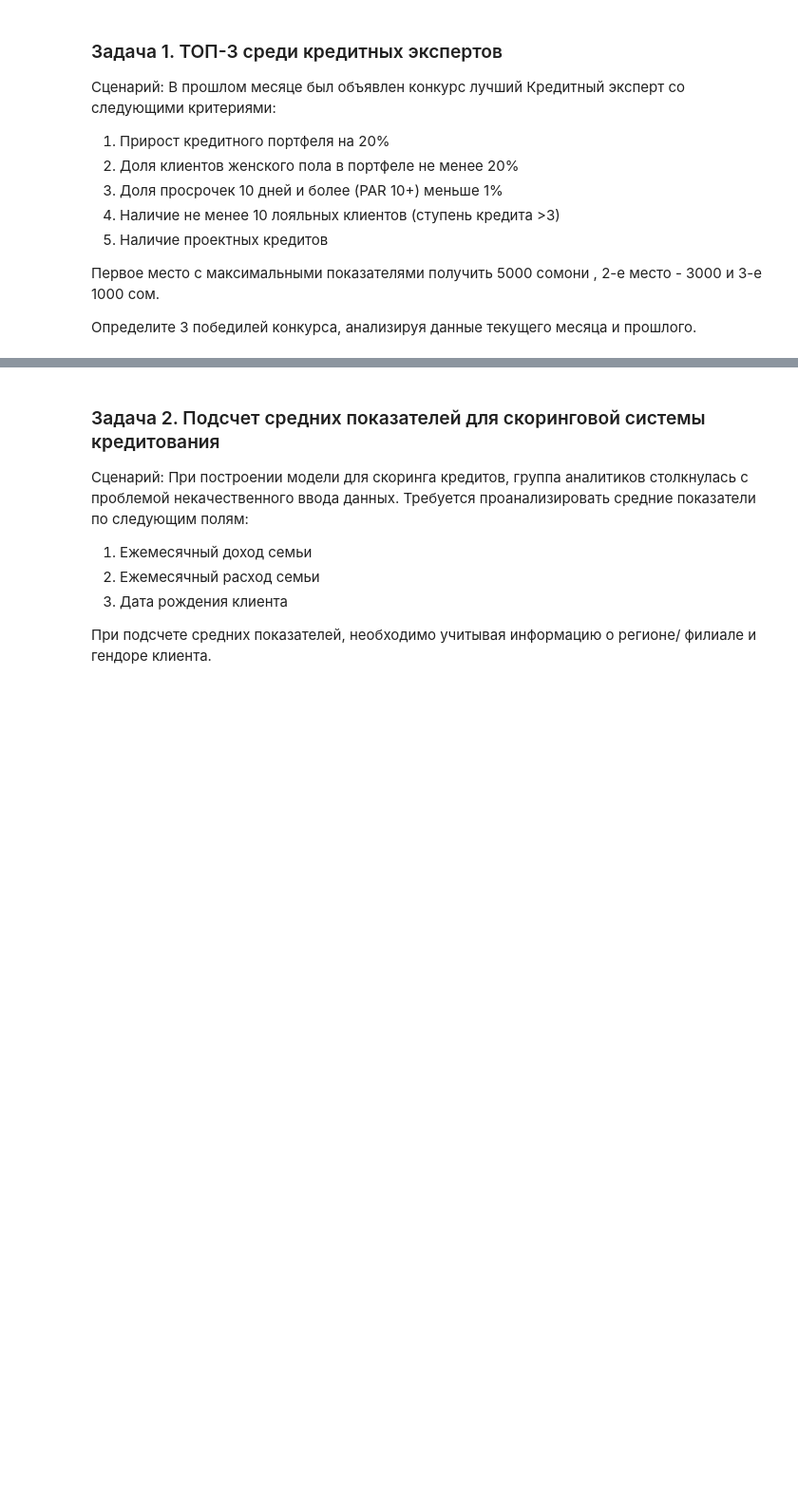
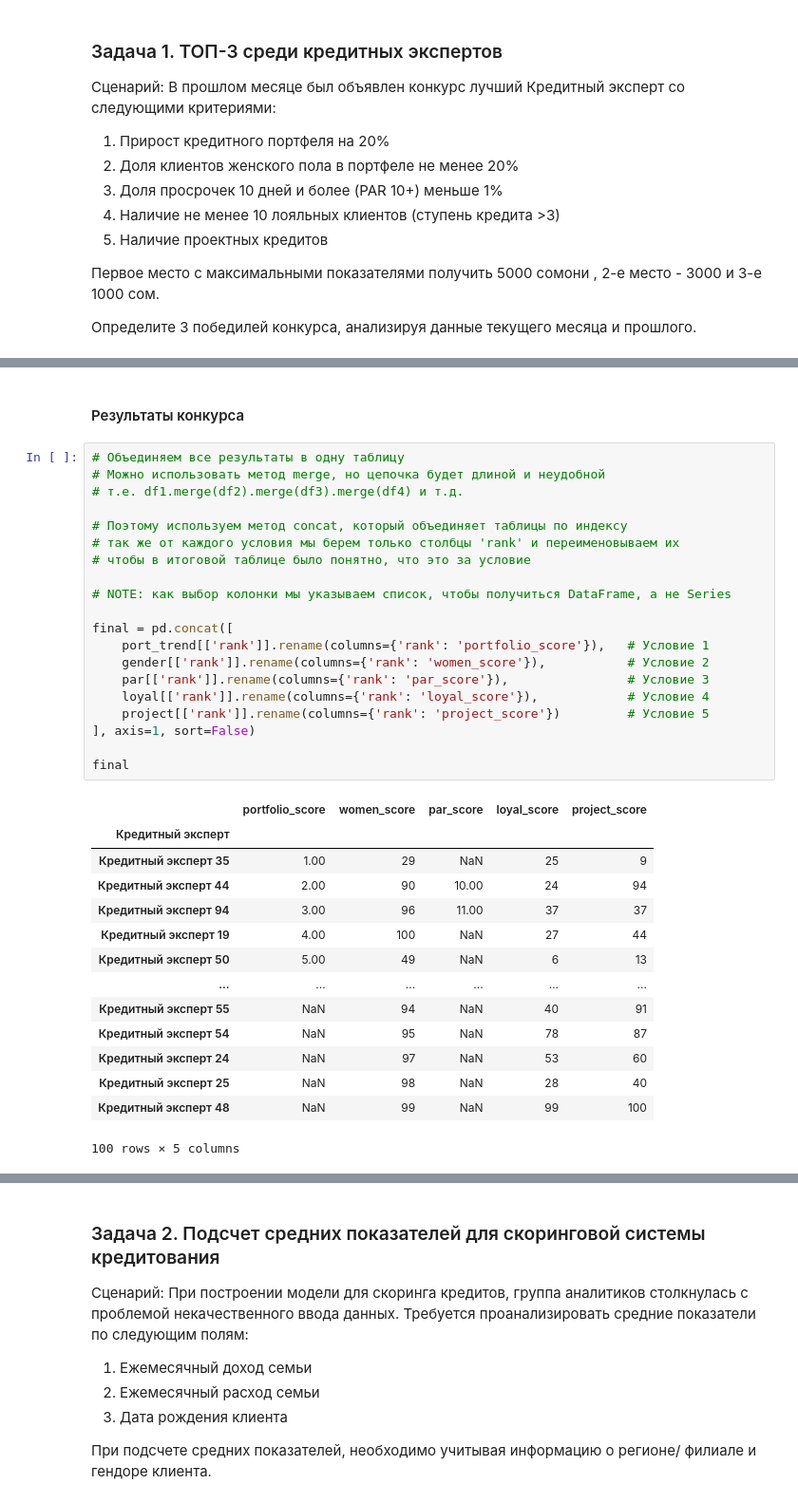
Before and after one commit to mkhayom/Python-Courses, a Jupyter notebook: Task 7.ipynb, the cells around one changed output, grey strips where cells are left out. Shown at 95% size. Saved outputs shown, nothing was run; the diff lists cells and outputs as text; blank space fills up the shorter version.

```diff
--- a/Task 7.ipynb
+++ b/Task 7.ipynb
@@ -127,0 +250,37 @@ port_full
+# %% [markdown]
+#### Результаты конкурса
+# %%
+# Объединяем все результаты в одну таблицу
+# Можно использовать метод merge, но цепочка будет длиной и неудобной
+# т.е. df1.merge(df2).merge(df3).merge(df4) и т.д.
+
+# Поэтому используем метод concat, который объединяет таблицы по индексу
+# так же от каждого условия мы берем только столбцы 'rank' и переименовываем их
+# чтобы в итоговой таблице было понятно, что это за условие
+
+# NOTE: как выбор колонки мы указываем список, чтобы получиться DataFrame, а не Series
+
+final = pd.concat([
+    port_trend[['rank']].rename(columns={'rank': 'portfolio_score'}),   # Условие 1
+    gender[['rank']].rename(columns={'rank': 'women_score'}),           # Условие 2
+    par[['rank']].rename(columns={'rank': 'par_score'}),                # Условие 3
+    loyal[['rank']].rename(columns={'rank': 'loyal_score'}),            # Условие 4
+    project[['rank']].rename(columns={'rank': 'project_score'})         # Условие 5
+], axis=1, sort=False)
+
+final
+# %% [output]
+|  | portfolio_score | women_score | par_score | loyal_score | project_score |
+| Кредитный эксперт |  |  |  |  |  |
+| Кредитный эксперт 35 | 1.00 | 29 | NaN | 25 | 9 |
+| Кредитный эксперт 44 | 2.00 | 90 | 10.00 | 24 | 94 |
+| Кредитный эксперт 94 | 3.00 | 96 | 11.00 | 37 | 37 |
+| Кредитный эксперт 19 | 4.00 | 100 | NaN | 27 | 44 |
+| Кредитный эксперт 50 | 5.00 | 49 | NaN | 6 | 13 |
+| ... | ... | ... | ... | ... | ... |
+| Кредитный эксперт 55 | NaN | 94 | NaN | 40 | 91 |
+| Кредитный эксперт 54 | NaN | 95 | NaN | 78 | 87 |
+| Кредитный эксперт 24 | NaN | 97 | NaN | 53 | 60 |
+| Кредитный эксперт 25 | NaN | 98 | NaN | 28 | 40 |
+| Кредитный эксперт 48 | NaN | 99 | NaN | 99 | 100 |
+100 rows × 5 columns
```
Also changed, not shown: parts of 22 cells of this notebook.
